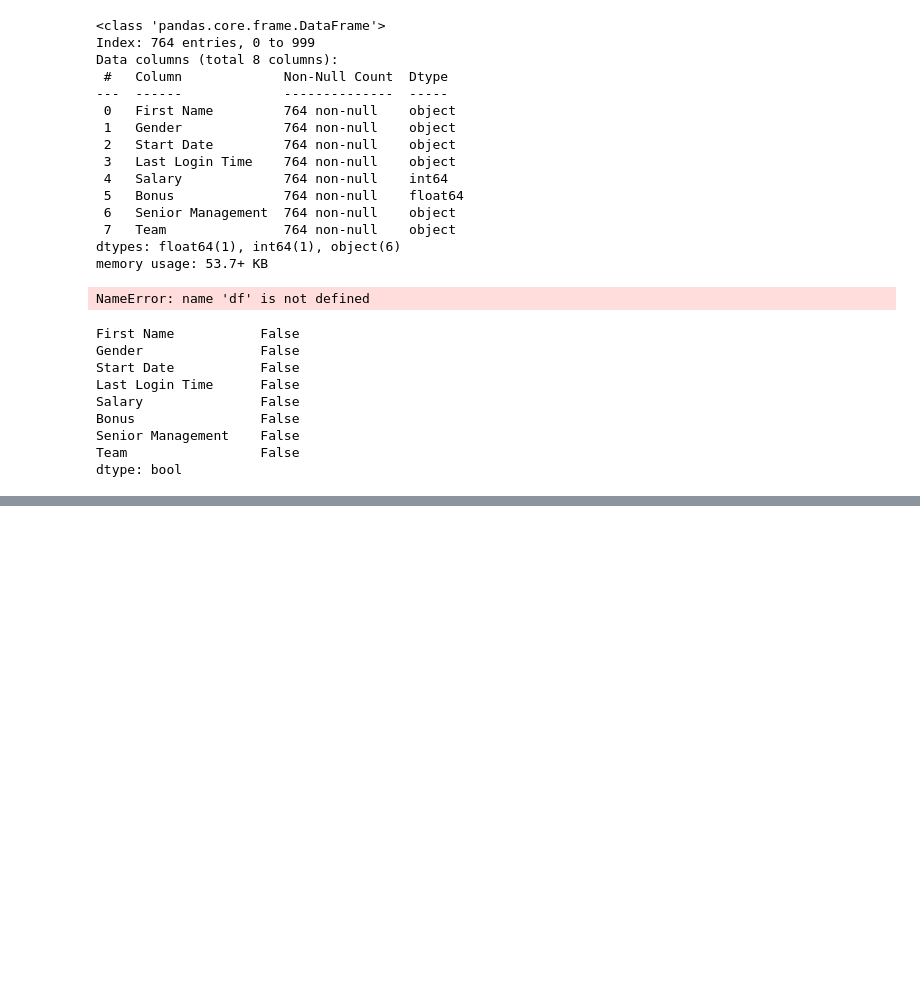
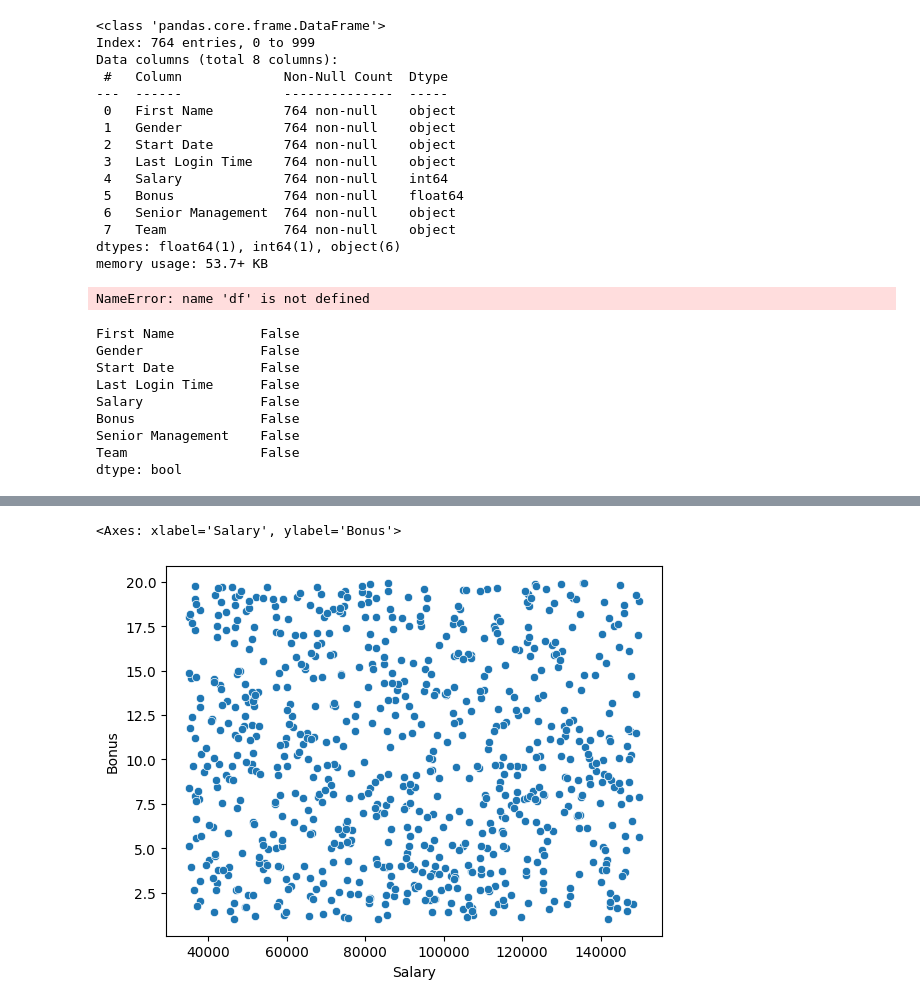
Before and after one commit to devmanagement23/numpyproject1, a Jupyter notebook: EmployeeDataAnaylsis.ipynb, the cells around one changed output, grey strips where cells are left out. Drawn from its saved outputs; the diff is of its cells as text; code cells hidden in the pictures; blank space fills up the shorter version.

```diff
--- a/EmployeeDataAnaylsis.ipynb
+++ b/EmployeeDataAnaylsis.ipynb
@@ -447,0 +496,6 @@ dtype: bool
+# %%
+import seaborn as sns
+sns.scatterplot(x='Salary',y='Bonus',data=df4)
+# %% [output]
+<Axes: xlabel='Salary', ylabel='Bonus'>
+[figure, added]
```
Also changed, not shown: parts of 12 cells of this notebook, 5 other files.
